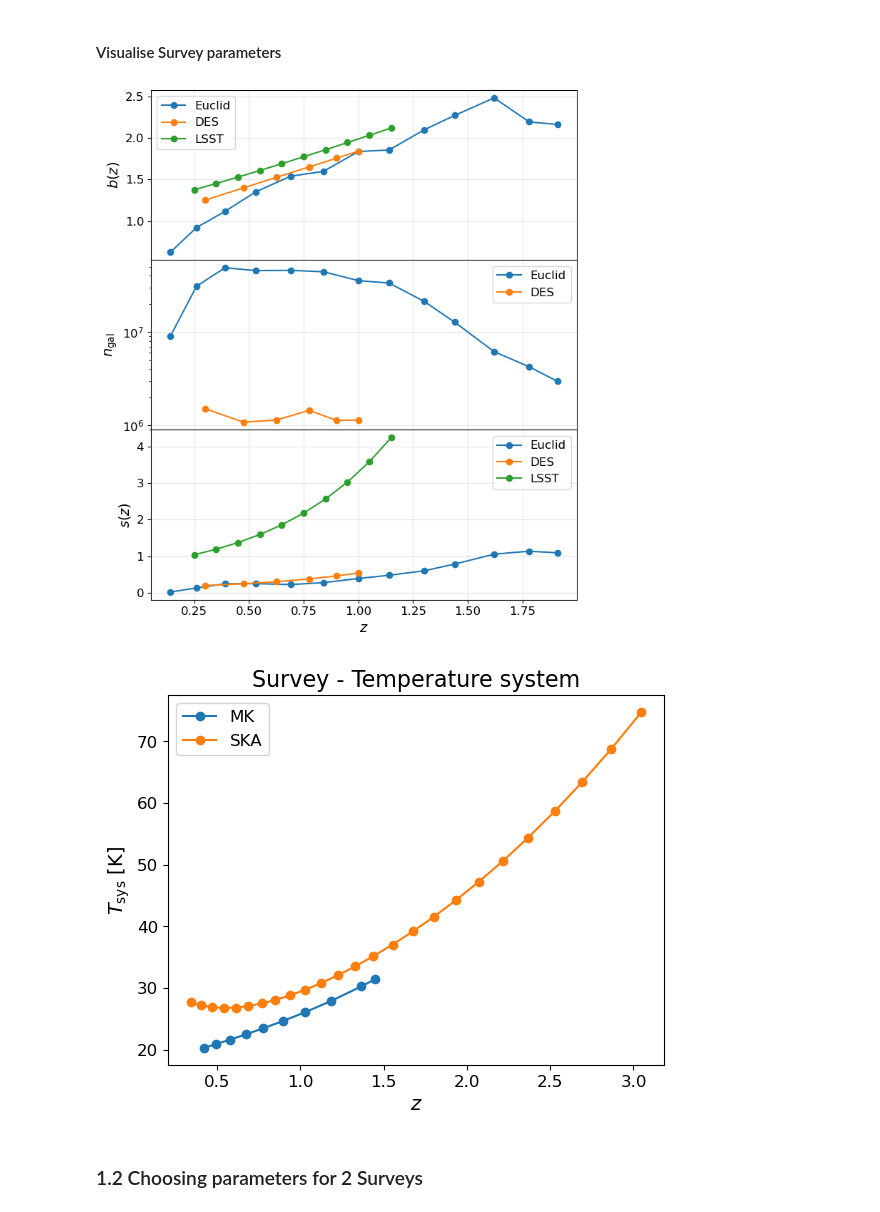
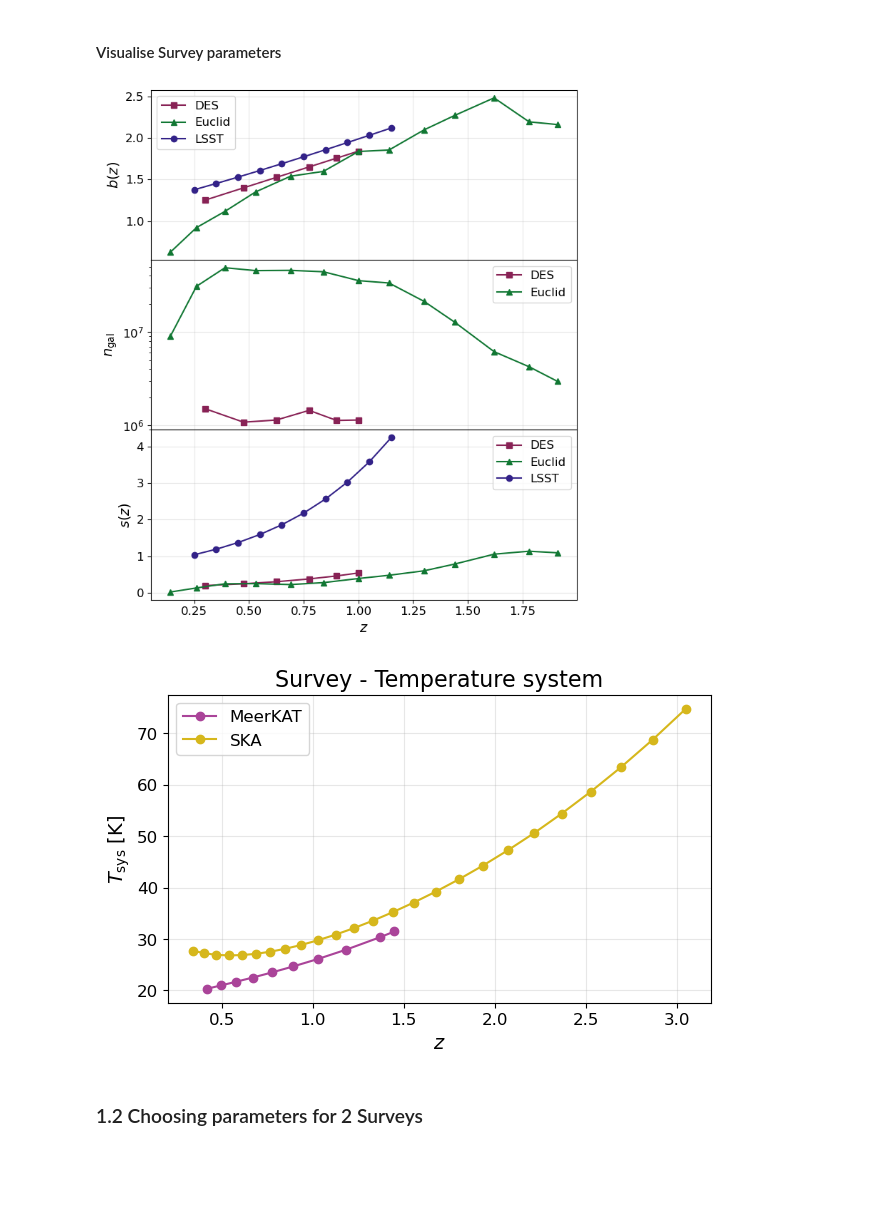
Before and after one commit to GreenTS27/Photo_Surveys-HI_IM-Fisher_Matrix, a Jupyter notebook: Fisher_Matrix_C_ell_vs_w_t.ipynb, the cells around one changed output. Drawn from its saved outputs; the diff is of its cells as text; code cells hidden in the pictures; blank space fills up the shorter version.

Commit message:
Visualising z-bins and initial parameters.

```diff
--- a/Fisher_Matrix_C_ell_vs_w_t.ipynb
+++ b/Fisher_Matrix_C_ell_vs_w_t.ipynb
@@ -1077,51 +1075,64 @@ ic| f_sky_SKA: 0.48481368110953593
 # plt.show()
 
 # Create figure with three subplots
+
+
+Galaxy_Colors = [
+                "#882255", "#CC6677",
+                "#117733", "#44AA99",
+                "#332288", "#88CCEE"
+                ]
+
+
 # fig, axes = plt.subplots(3, 1, figsize=(7,8), sharex=True)
 fig, axes = plt.subplots(nrows=3, ncols=1, figsize=(7, 8), sharex="col",
                         gridspec_kw={ 'hspace': 0}  # no spacing
                         )
 # First subplot: Galaxy bias
-axes[0].plot(arr_z_central_Euclid, arr_bias_gal_Euclid, "-o", label="Euclid")
-axes[0].plot(arr_z_central_DES, gal_bias_DES(arr_z_central_DES), "-o", label="DES")
-axes[0].plot(arr_z_central_LSST_Y10, arr_gal_bias_LSST_Y10, "-o", label="LSST")
+axes[0].plot(arr_z_central_DES, gal_bias_DES(arr_z_central_DES), "-s", color=Galaxy_Colors[0], label="DES")
+axes[0].plot(arr_z_central_Euclid, arr_bias_gal_Euclid, "-^", color=Galaxy_Colors[2],label="Euclid")
+axes[0].plot(arr_z_central_LSST_Y10, arr_gal_bias_LSST_Y10, "-o", color=Galaxy_Colors[4],label="LSST")
 axes[0].set_ylabel(r"$b(z)$")
 axes[0].legend()
 axes[0].grid(True, alpha=0.3)
 
 # Second subplot: Number density of galaxies
-axes[1].plot(arr_z_central_Euclid, arr_ngal_bin_Euclid, "-o", label="Euclid")
-axes[1].plot(arr_z_central_DES, arr_ngal_bin_DES, "-o", label="DES")
+axes[1].plot(arr_z_central_DES, arr_ngal_bin_DES, "-s", color=Galaxy_Colors[0],label="DES")
+axes[1].plot(arr_z_central_Euclid, arr_ngal_bin_Euclid, "-^", color=Galaxy_Colors[2],label="Euclid")
 # Note: LSST plot commented out in original
 axes[1].set_ylabel(r"$n_\text{gal}$")
 axes[1].set_yscale("log")
 axes[1].legend()
 axes[1].grid(True, alpha=0.3)
 
 # Third subplot: Magnification bias
-axes[2].plot(arr_z_central_Euclid, arr_mag_bias_Euclid, "-o", label="Euclid")
-axes[2].plot(arr_z_central_DES, mag_bias_DES(arr_z_central_DES), "-o", label="DES")
-axes[2].plot(arr_z_central_LSST_Y10, mag_bias_DES(arr_gal_bias_LSST_Y10), "-o", label="LSST")
+axes[2].plot(arr_z_central_DES, mag_bias_DES(arr_z_central_DES), "-s", color=Galaxy_Colors[0],label="DES")
+axes[2].plot(arr_z_central_Euclid, arr_mag_bias_Euclid, "-^", color=Galaxy_Colors[2],label="Euclid")
+axes[2].plot(arr_z_central_LSST_Y10, mag_bias_DES(arr_gal_bias_LSST_Y10), "-o", color=Galaxy_Colors[4],label="LSST")
 axes[2].set_xlabel(r"$z$")
 axes[2].set_ylabel(r"$s(z)$")
 axes[2].legend()
 axes[2].grid(True, alpha=0.3)
 
 # Adjust layout and display
 plt.tight_layout()
 plt.show()
 
 
+HI_Colors = ["#AA4499", "#D6B71C"]
+
+plt.figure(figsize=(7,4))
 plt.title("Survey - Temperature system", fontsize=16)
-plt.plot(arr_zs_Tsys, arr_Tsys_MK, "-o", label="MK")
-plt.plot(arr_zs_Tsys_SKA, arr_Tsys_SKA, "-o", label="SKA")
+plt.plot(arr_zs_Tsys, arr_Tsys_MK, "-o", color=HI_Colors[0], label="MeerKAT")
+plt.plot(arr_zs_Tsys_SKA, arr_Tsys_SKA, "-o", color=HI_Colors[1], label="SKA")
+plt.grid(True, alpha=0.3)
 plt.xlabel(r"$z$")
 plt.ylabel(r"$T_\text{sys}$ [K]")
 plt.legend()
 plt.show()
 # %% [output]
-[figure, old version]
+[figure, new version]
-[figure, old version]
+[figure, new version]
 # %% [markdown]
 ### 1.2 Choosing parameters for 2 Surveys
 # %%
```
Also changed, not shown: parts of 11 cells of this notebook.
